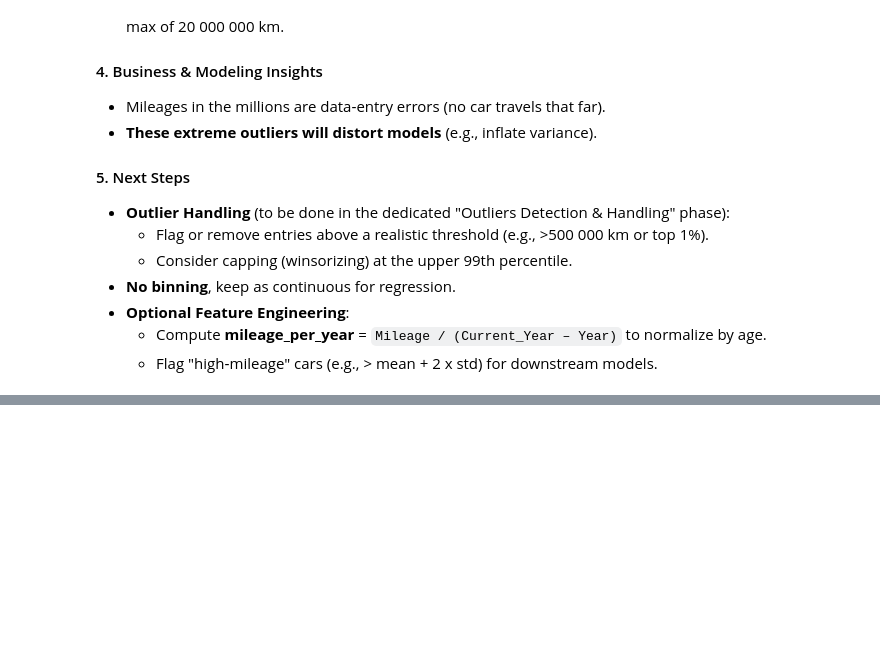
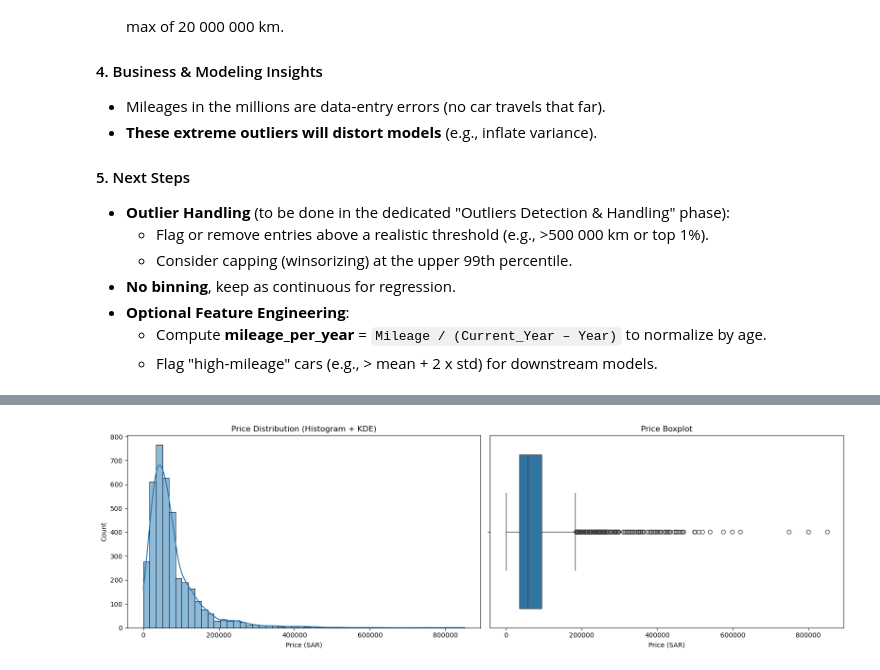
Before and after one commit to RioPramana21/Ctrl-Price-Taking-Control-of-Used-Car-Valuations-with-ML, a Jupyter notebook: code_files/project_code.ipynb, the cells around one changed output, grey strips where cells are left out. Saved outputs shown, nothing was run; the diff lists cells and outputs as text; code cells hidden in the pictures; blank space fills up the shorter version.

Commit message:
Explored `Price` target

```diff
--- a/code_files/project_code.ipynb
+++ b/code_files/project_code.ipynb
@@ -1805,0 +1714,19 @@ Name: Price, dtype: float64
+# %%
+# 2. Visualize distribution: Histogram + KDE and Boxplot side by side
+fig, axes = plt.subplots(1, 2, figsize=(16, 5))
+
+# Histogram + KDE
+sns.histplot(df_filtered['Price'], bins=50, kde=True, ax=axes[0], edgecolor='k')
+axes[0].set_title('Price Distribution (Histogram + KDE)')
+axes[0].set_xlabel('Price (SAR)')
+axes[0].set_ylabel('Count')
+
+# Boxplot
+sns.boxplot(x=df_filtered['Price'], ax=axes[1])
+axes[1].set_title('Price Boxplot')
+axes[1].set_xlabel('Price (SAR)')
+
+plt.tight_layout()
+plt.show()
+# %% [output]
+[figure, added]
```
Also changed, not shown: parts of 11 cells of this notebook.
